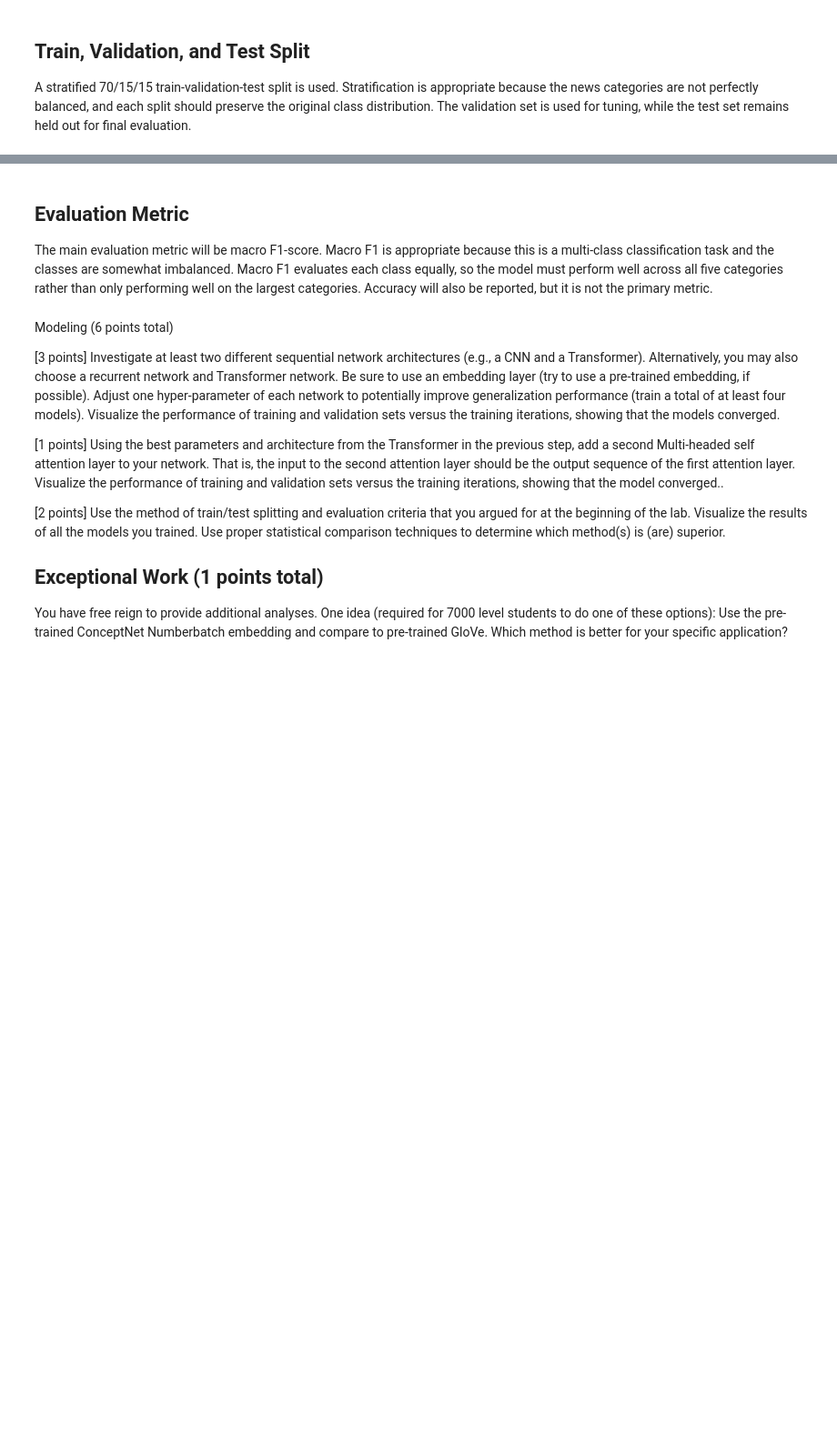
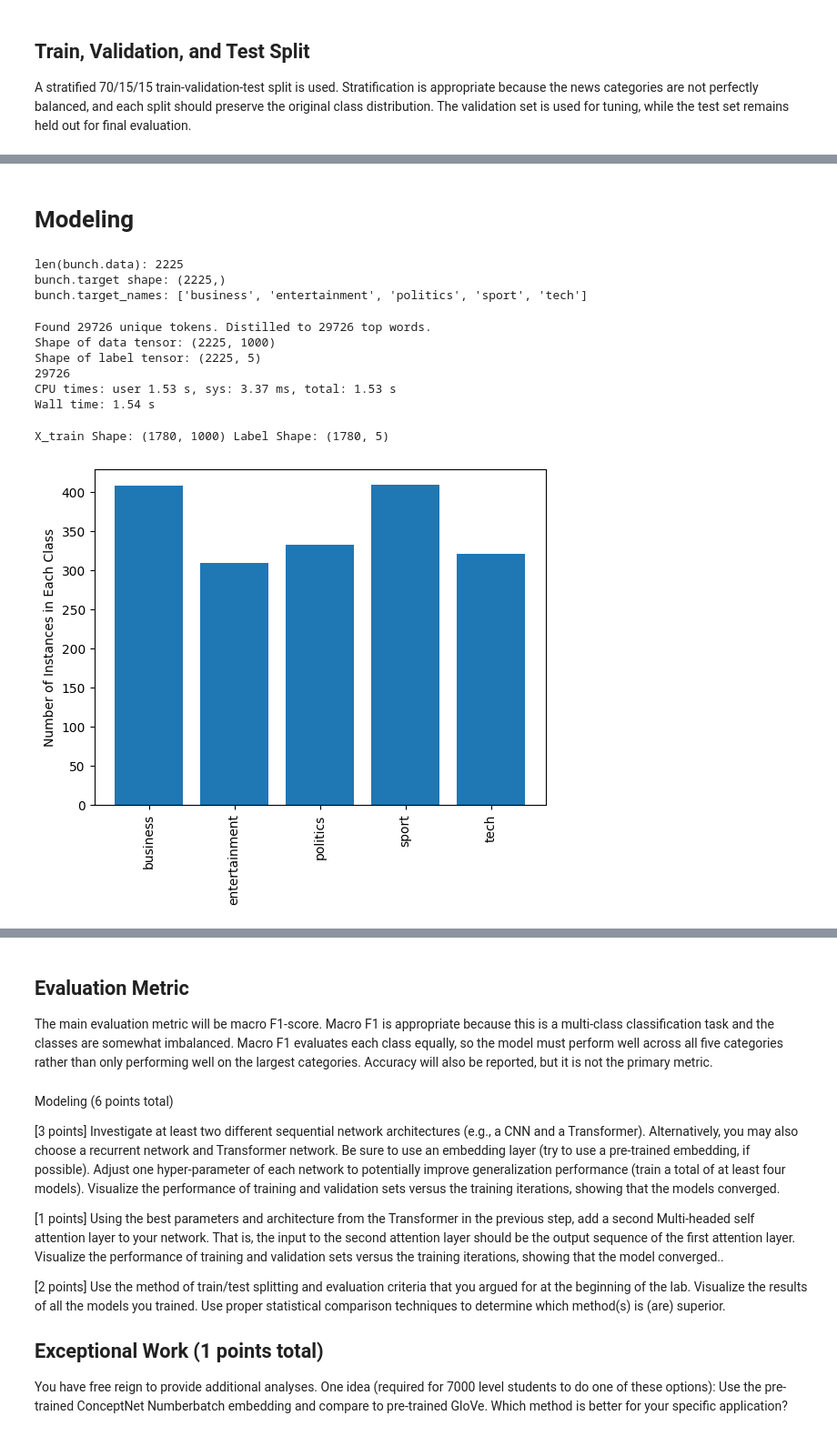
Before and after one commit to kdmatsson/CS-7324-Machine-Learning-in-Python, a Jupyter notebook: Lab_7_Folder/Lab_7.ipynb, the cells around one changed output, grey strips where cells are left out. Shown at 91% size. Drawn from its saved outputs; the diff is of its cells as text; code cells hidden in the pictures; blank space fills up the shorter version.

Commit message:
Adding some modeling

```diff
--- a/Lab_7_Folder/Lab_7.ipynb
+++ b/Lab_7_Folder/Lab_7.ipynb
@@ -155,0 +236,73 @@ print("Test class counts:", np.bincount(y_test))
+# %% [markdown]
+# Modeling
+# %%
+from sklearn.utils import Bunch
+bunch = Bunch(
+    data = list(X_text),
+    target = y,
+    target_names = list(class_names),
+    DESCR = "BBC news text converted to a Bunch object",
+    filenames = None
+)
+
+print("len(bunch.data):", len(bunch.data))
+print("bunch.target shape:", np.shape(bunch.target))
+print("bunch.target_names:", bunch.target_names)
+# %% [output]
+len(bunch.data): 2225
+bunch.target shape: (2225,)
+bunch.target_names: ['business', 'entertainment', 'politics', 'sport', 'tech']
+# %%
+%%time
+from tensorflow import keras
+from tensorflow.keras.preprocessing.text import Tokenizer
+from tensorflow.keras.preprocessing.sequence import pad_sequences
+
+NUM_TOP_WORDS = None # use entire vocabulary!
+MAX_ART_LEN = 1000 # maximum and minimum number of words
+
+#tokenize the text
+tokenizer = Tokenizer(num_words=NUM_TOP_WORDS)
+tokenizer.fit_on_texts(bunch.data)
+# save as sequences with integers replacing words
+sequences = tokenizer.texts_to_sequences(bunch.data)
+
+word_index = tokenizer.word_index
+NUM_TOP_WORDS = len(word_index) if NUM_TOP_WORDS==None else NUM_TOP_WORDS
+top_words = min((len(word_index),NUM_TOP_WORDS))
+print('Found %s unique tokens. Distilled to %d top words.' % (len(word_index),top_words))
+
+X = pad_sequences(sequences, maxlen=MAX_ART_LEN)
+
+y_ohe = keras.utils.to_categorical(bunch.target)
+print('Shape of data tensor:', X.shape)
+print('Shape of label tensor:', y_ohe.shape)
+print(np.max(X))
+# %% [output]
+Found 29726 unique tokens. Distilled to 29726 top words.
+Shape of data tensor: (2225, 1000)
+Shape of label tensor: (2225, 5)
+29726
+CPU times: user 1.53 s, sys: 3.37 ms, total: 1.53 s
+Wall time: 1.54 s
+# %%
+from sklearn.model_selection import train_test_split
+from sklearn import metrics as mt
+from matplotlib import pyplot as plt
+%matplotlib inline
+
+# Split it into train / test subsets
+X_train, X_test, y_train_ohe, y_test_ohe = train_test_split(X, y_ohe, test_size=0.2,
+                                                            stratify=bunch.target,
+                                                            random_state=42)
+
+# print some stats of the data
+print("X_train Shape:",X_train.shape, "Label Shape:", y_train_ohe.shape)
+uniq_classes = np.sum(y_train_ohe,axis=0)
+plt.bar(list(range(NUM_CLASSES)),uniq_classes)
+plt.xticks(list(range(NUM_CLASSES)), bunch.target_names, rotation='vertical')
+plt.ylabel("Number of Instances in Each Class")
+plt.show()
+# %% [output]
+X_train Shape: (1780, 1000) Label Shape: (1780, 5)
+[figure, added]
```
Also changed, not shown: parts of 15 cells of this notebook.
